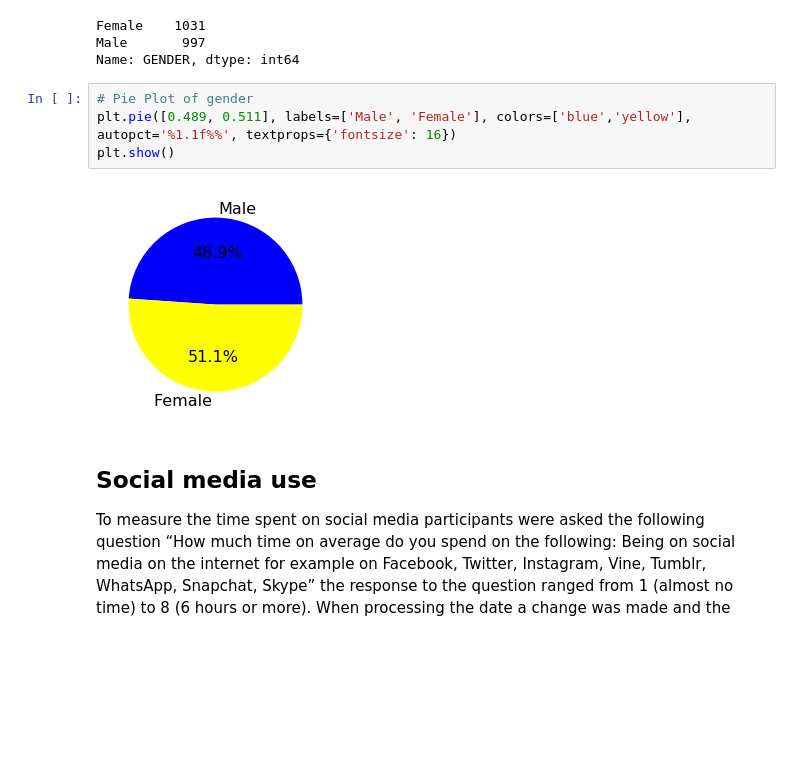
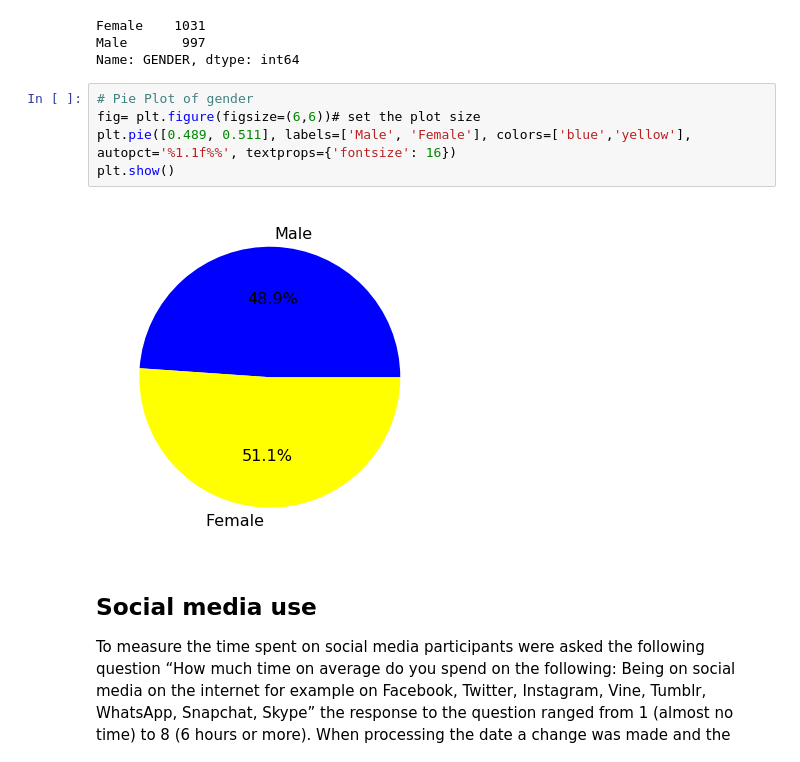
Before and after one commit to Freeha-S/ProgDA_Project, a Jupyter notebook: ProgDA-Project.ipynb, the cells around one changed output. Drawn from its saved outputs; the diff is of its cells as text; blank space fills up the shorter version.

```diff
--- a/ProgDA-Project.ipynb
+++ b/ProgDA-Project.ipynb
@@ -403,11 +410,12 @@ Male       997
 Name: GENDER, dtype: int64
 # %%
 # Pie Plot of gender
+fig= plt.figure(figsize=(6,6))# set the plot size
 plt.pie([0.489, 0.511], labels=['Male', 'Female'], colors=['blue','yellow'],
 autopct='%1.1f%%', textprops={'fontsize': 16})
 plt.show()
 # %% [output]
-[figure, old version]
+[figure, new version]
 # %% [markdown]
 ## Social media use
 To measure the time spent on social media participants were asked the following question “How much time on average do you spend on the following: Being on social media on the internet for example on Facebook, Twitter, Instagram, Vine, Tumblr,
```
Also changed, not shown: parts of 33 cells of this notebook, 1 other file.
